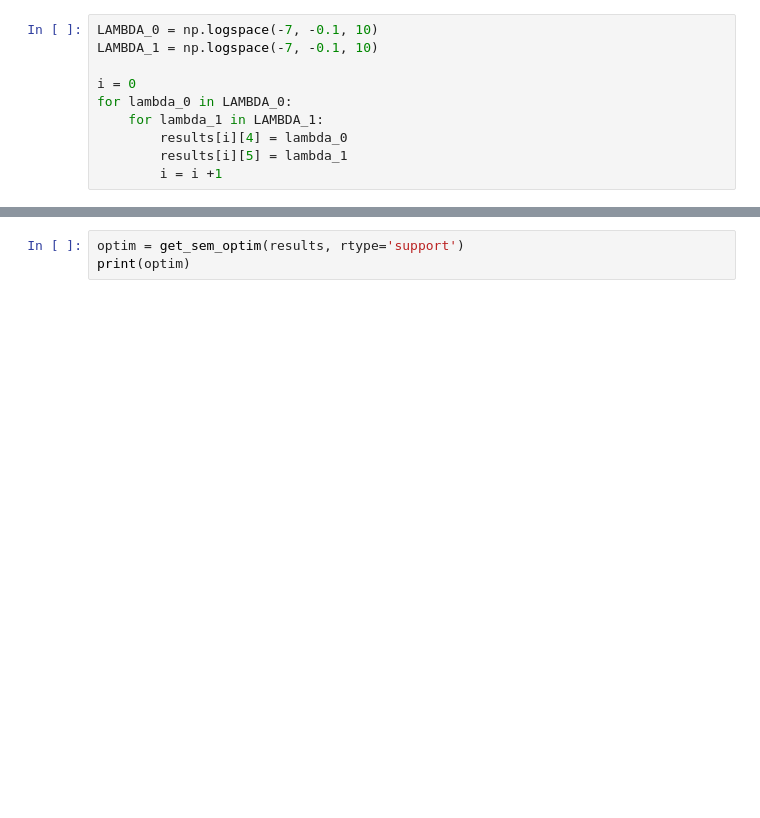
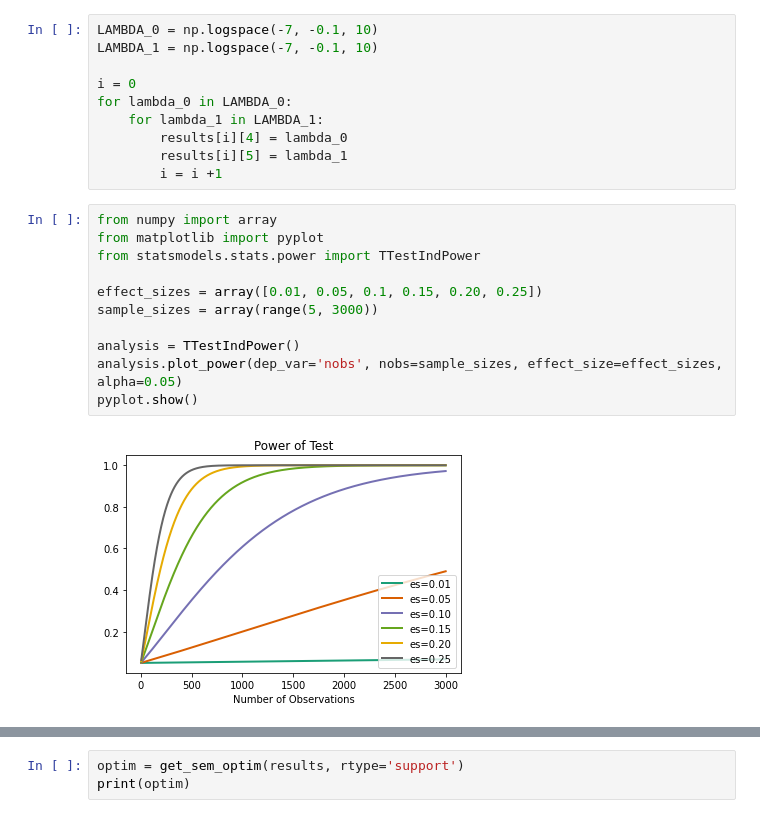
Before and after one commit to Viktour19/overlap-fp, a Jupyter notebook: overrule_exps.ipynb, the cells around one changed output, grey strips where cells are left out. Drawn from its saved outputs; the diff is of its cells as text; blank space fills up the shorter version.

```diff
--- a/overrule_exps.ipynb
+++ b/overrule_exps.ipynb
@@ -44,6 +44,19 @@ for lambda_0 in LAMBDA_0:
         results[i][4] = lambda_0
         results[i][5] = lambda_1
         i = i +1
+# %%
+from numpy import array
+from matplotlib import pyplot
+from statsmodels.stats.power import TTestIndPower
+
+effect_sizes = array([0.01, 0.05, 0.1, 0.15, 0.20, 0.25])
+sample_sizes = array(range(5, 3000))
+
+analysis = TTestIndPower()
+analysis.plot_power(dep_var='nobs', nobs=sample_sizes, effect_size=effect_sizes, alpha=0.05)
+pyplot.show()
+# %% [output]
+[figure, added]
 # %%
 plt_cl_lit(results)
 plt_sem(results)
```
Also changed, not shown: parts of 9 cells of this notebook, 18 other files.
